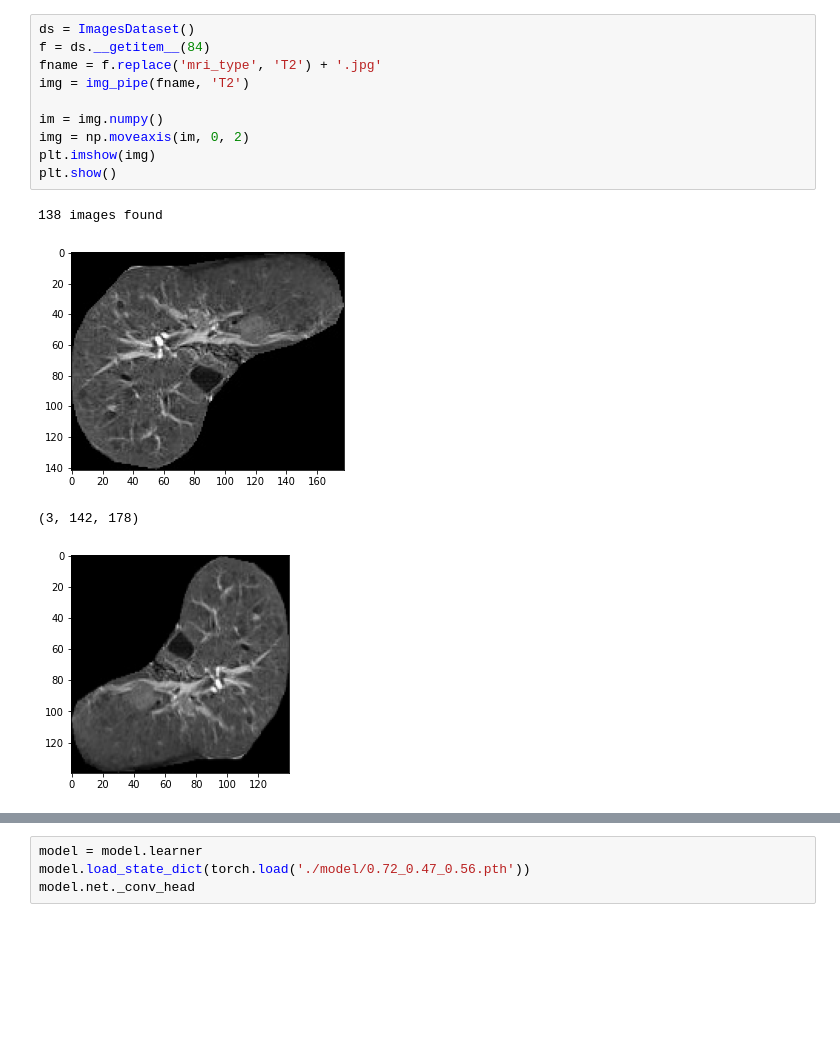
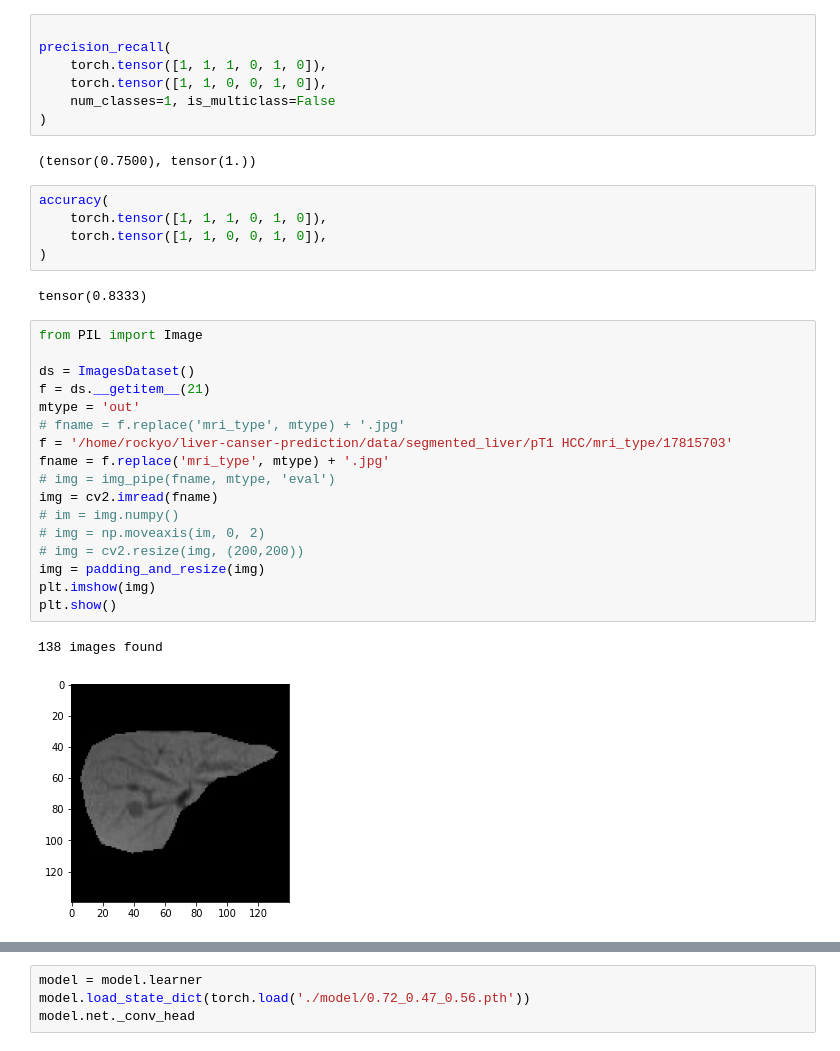
Before and after one commit to wtyo1768/liver-cancer-prediction, a Jupyter notebook: Untitled.ipynb, the cells around one changed output, grey strips where cells are left out. Saved outputs shown, nothing was run; the diff lists cells and outputs as text; blank space fills up the shorter version.

```diff
--- a/Untitled.ipynb
+++ b/Untitled.ipynb
@@ -83,18 +79,39 @@ def img_pipe(fname, mri_type):
+# %%
+
+precision_recall(
+    torch.tensor([1, 1, 1, 0, 1, 0]),
+    torch.tensor([1, 1, 0, 0, 1, 0]),
+    num_classes=1, is_multiclass=False
+)
+# %% [output]
+(tensor(0.7500), tensor(1.))
+# %%
+accuracy(
+    torch.tensor([1, 1, 1, 0, 1, 0]),
+    torch.tensor([1, 1, 0, 0, 1, 0]),
+)
+# %% [output]
+tensor(0.8333)
 # %%
+from PIL import Image
+
 ds = ImagesDataset()
-f = ds.__getitem__(84)
-fname = f.replace('mri_type', 'T2') + '.jpg'
-img = img_pipe(fname, 'T2')
-
-im = img.numpy()
-img = np.moveaxis(im, 0, 2)
+f = ds.__getitem__(21)
+mtype = 'out'
+# fname = f.replace('mri_type', mtype) + '.jpg'
+f = '/home/rockyo/liver-canser-prediction/data/segmented_liver/pT1 HCC/mri_type/17815703'
+fname = f.replace('mri_type', mtype) + '.jpg'
+# img = img_pipe(fname, mtype, 'eval')
+img = cv2.imread(fname)
+# im = img.numpy()
+# img = np.moveaxis(im, 0, 2)
+# img = cv2.resize(img, (200,200))
+img = padding_and_resize(img)
 plt.imshow(img)
 plt.show()
 # %% [output]
 138 images found
-[figure, old version]
+[figure, new version]
-(3, 142, 178)
-[figure, removed]
 # %%
 f = ds.__getitem__(100)
 
```
Also changed, not shown: parts of 11 cells of this notebook, 30 other files.
